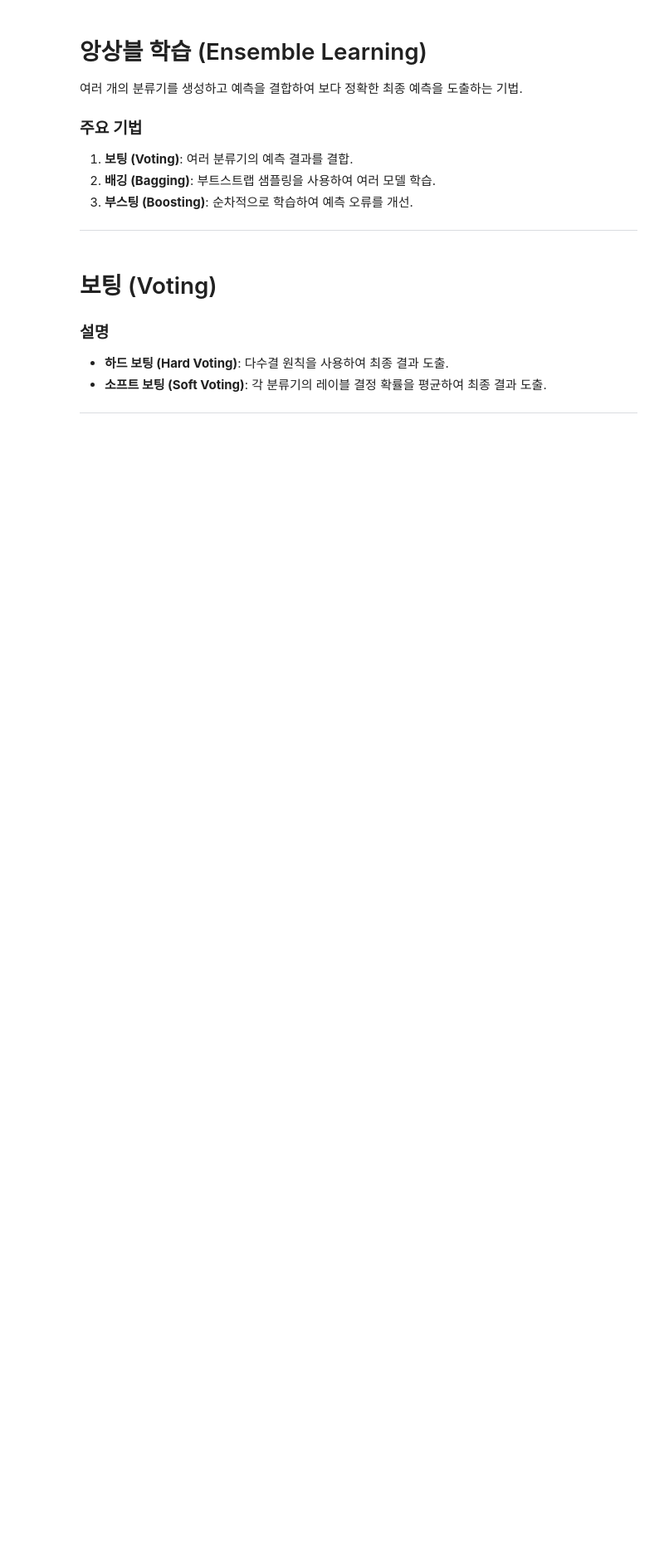
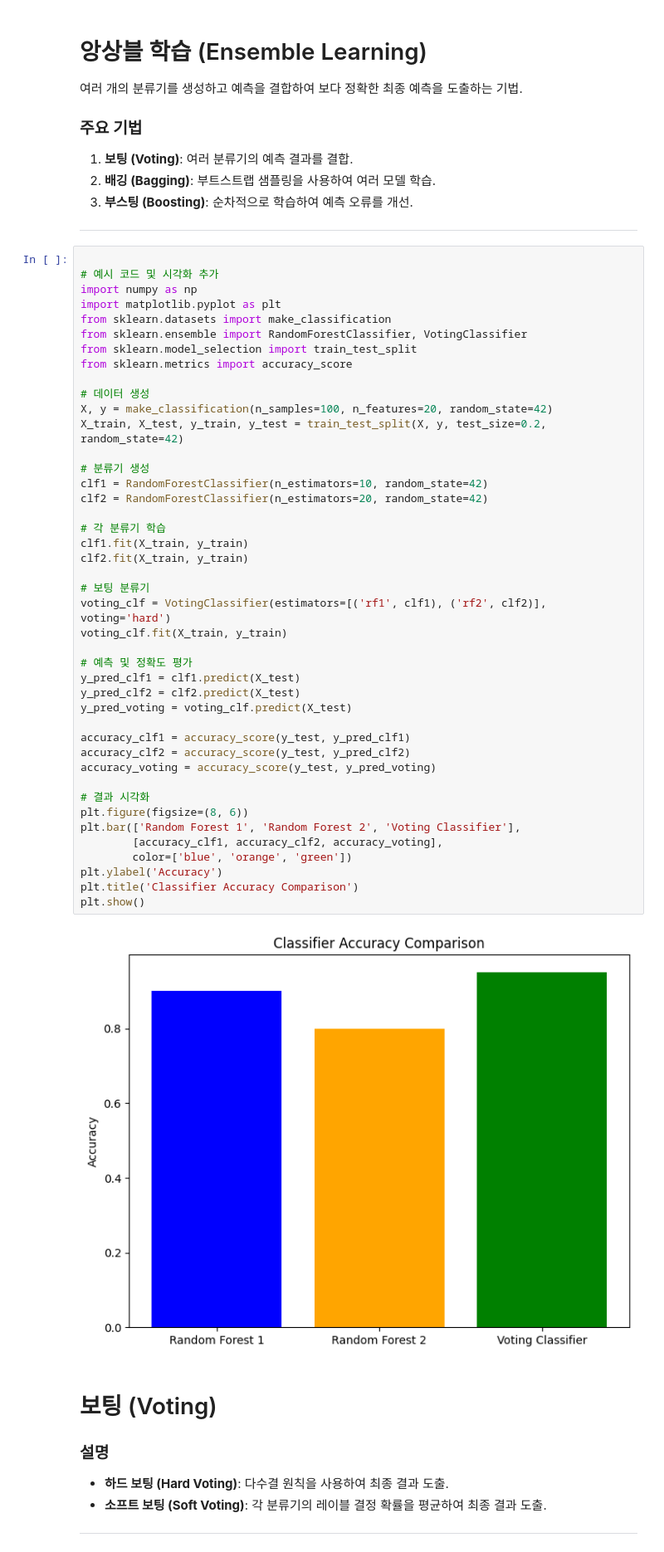
Before and after one commit to YeeeeeHo/ML_Final, a Jupyter notebook: 7.lecture_ensemble.ipynb, the cells around one changed output. Shown: that part at 83% size. Saved outputs shown, nothing was run; the diff lists cells and outputs as text; blank space fills up the shorter version.

```diff
--- a/7.lecture_ensemble.ipynb
+++ b/7.lecture_ensemble.ipynb
@@ -9,6 +9,51 @@
 3. **부스팅 (Boosting)**: 순차적으로 학습하여 예측 오류를 개선.
 
 ---
+# %%
+
+# 예시 코드 및 시각화 추가
+import numpy as np
+import matplotlib.pyplot as plt
+from sklearn.datasets import make_classification
+from sklearn.ensemble import RandomForestClassifier, VotingClassifier
+from sklearn.model_selection import train_test_split
+from sklearn.metrics import accuracy_score
+
+# 데이터 생성
+X, y = make_classification(n_samples=100, n_features=20, random_state=42)
+X_train, X_test, y_train, y_test = train_test_split(X, y, test_size=0.2, random_state=42)
+
+# 분류기 생성
+clf1 = RandomForestClassifier(n_estimators=10, random_state=42)
+clf2 = RandomForestClassifier(n_estimators=20, random_state=42)
+
+# 각 분류기 학습
+clf1.fit(X_train, y_train)
+clf2.fit(X_train, y_train)
+
+# 보팅 분류기
+voting_clf = VotingClassifier(estimators=[('rf1', clf1), ('rf2', clf2)], voting='hard')
+voting_clf.fit(X_train, y_train)
+
+# 예측 및 정확도 평가
+y_pred_clf1 = clf1.predict(X_test)
+y_pred_clf2 = clf2.predict(X_test)
+y_pred_voting = voting_clf.predict(X_test)
+
+accuracy_clf1 = accuracy_score(y_test, y_pred_clf1)
+accuracy_clf2 = accuracy_score(y_test, y_pred_clf2)
+accuracy_voting = accuracy_score(y_test, y_pred_voting)
+
+# 결과 시각화
+plt.figure(figsize=(8, 6))
+plt.bar(['Random Forest 1', 'Random Forest 2', 'Voting Classifier'],
+        [accuracy_clf1, accuracy_clf2, accuracy_voting],
+        color=['blue', 'orange', 'green'])
+plt.ylabel('Accuracy')
+plt.title('Classifier Accuracy Comparison')
+plt.show()
+# %% [output]
+[figure, added]
 # %% [markdown]
 
 # 보팅 (Voting)
```
Also changed, not shown: parts of 4 cells of this notebook.
